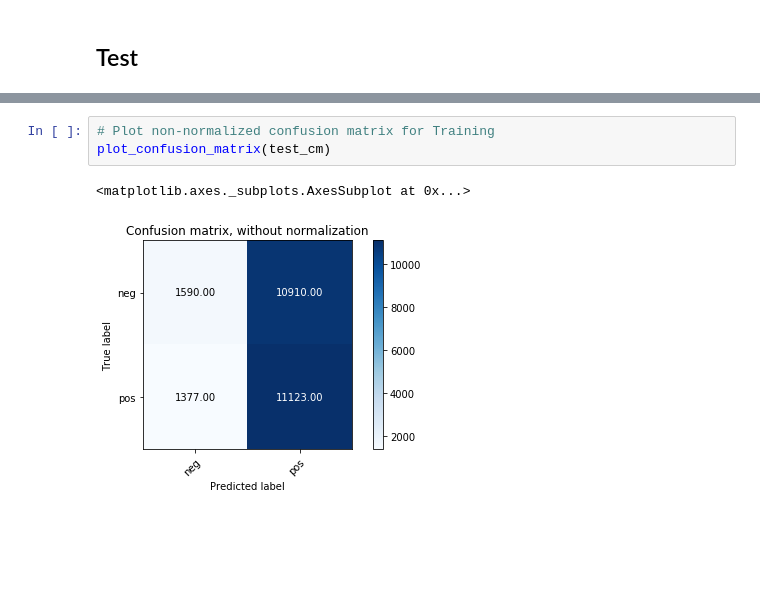
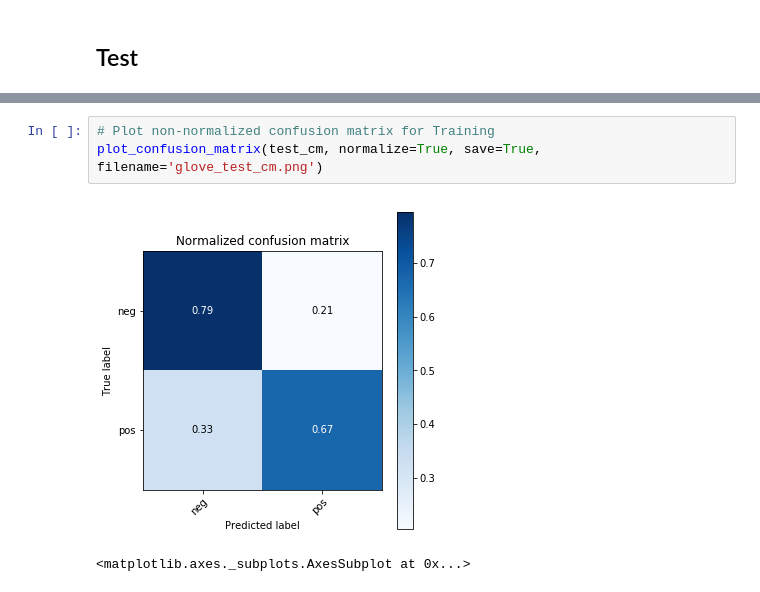
Before and after one commit to shaniyahali/ltp-project, a Jupyter notebook: SentimentAnalysis_Using_Glove.ipynb, the cells around one changed output, grey strips where cells are left out. Drawn from its saved outputs; the diff is of its cells as text; blank space fills up the shorter version.

```diff
--- a/SentimentAnalysis_Using_Glove.ipynb
+++ b/SentimentAnalysis_Using_Glove.ipynb
@@ -498,6 +520,6 @@ Test Loss: 0.309 | Test Acc: 88.13  | . Test. F1: 65.59 %
 # %%
 # Plot non-normalized confusion matrix for Training
-plot_confusion_matrix(test_cm)
+plot_confusion_matrix(test_cm, normalize=True, save=True, filename='glove_test_cm.png')
 # %% [output]
+[figure, new version]
 <matplotlib.axes._subplots.AxesSubplot at 0x...>
-[figure, old version]
```
Also changed, not shown: parts of 10 cells of this notebook.
